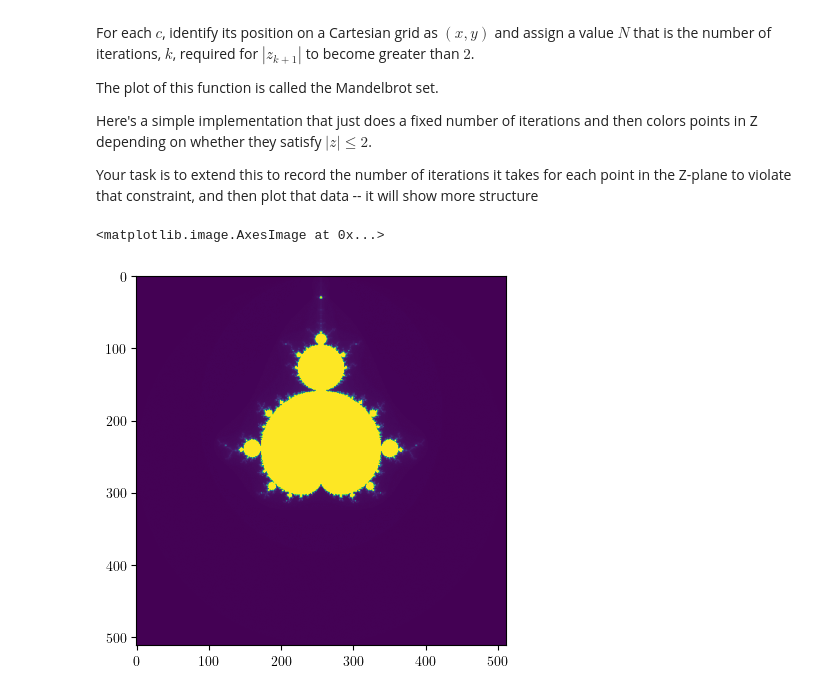
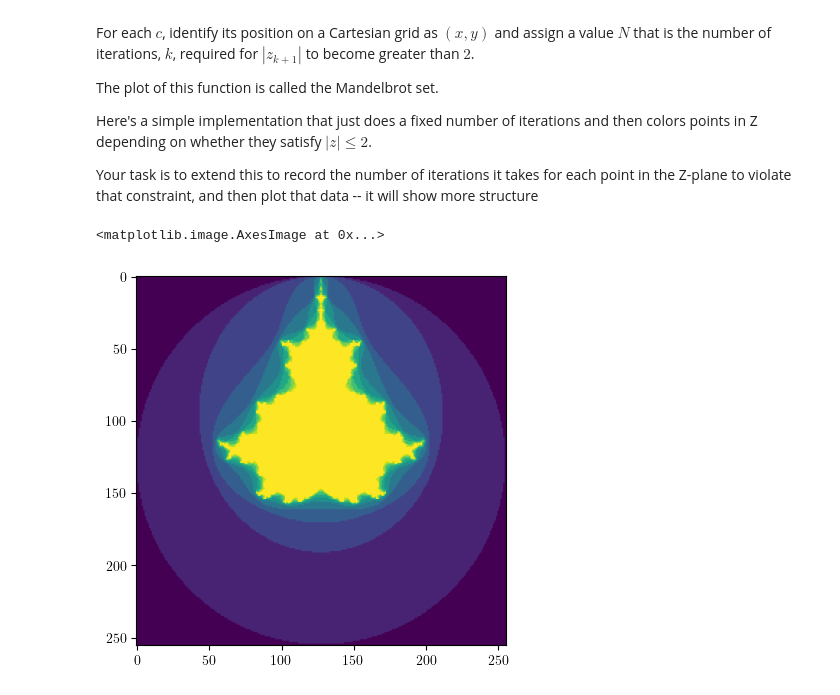
Before and after one commit to rodolfocarobene/scientificcomputing_bicocca_2023, a Jupyter notebook: working/L03.ipynb, the cells around one changed output. Drawn from its saved outputs; the diff is of its cells as text; code cells hidden in the pictures.

```diff
--- a/working/L03.ipynb
+++ b/working/L03.ipynb
@@ -113,29 +110,29 @@ Your task is to extend this to record the number of iterations it takes for each
 and then plot that data -- it will show more structure
 # %%
 N = 256
-iters = 256
+iters = 10
 
 x = np.linspace(-2, 2, N)
 y = np.linspace(-2, 2, N)
 
 xv, yv = np.meshgrid(x, y, indexing="ij")
 
 c = xv + 1j*y
 
 z = np.zeros((N, N), dtype=np.complex128)
 
 my_m = np.zeros((N, N),)
 for i in range(iters):
     z = z**2 + c
 
     m = np.ones((N, N))
     m[np.abs(z) <= 2] = 0.0
     my_m = my_m + m
 
 my_m = iters - my_m
 
 fig, ax = plt.subplots()
 ax.imshow(my_m)
 # %% [output]
 <matplotlib.image.AxesImage at 0x...>
-[figure, old version]
+[figure, new version]
```
Also changed, not shown: parts of 1 cell of this notebook, 9 other files.
